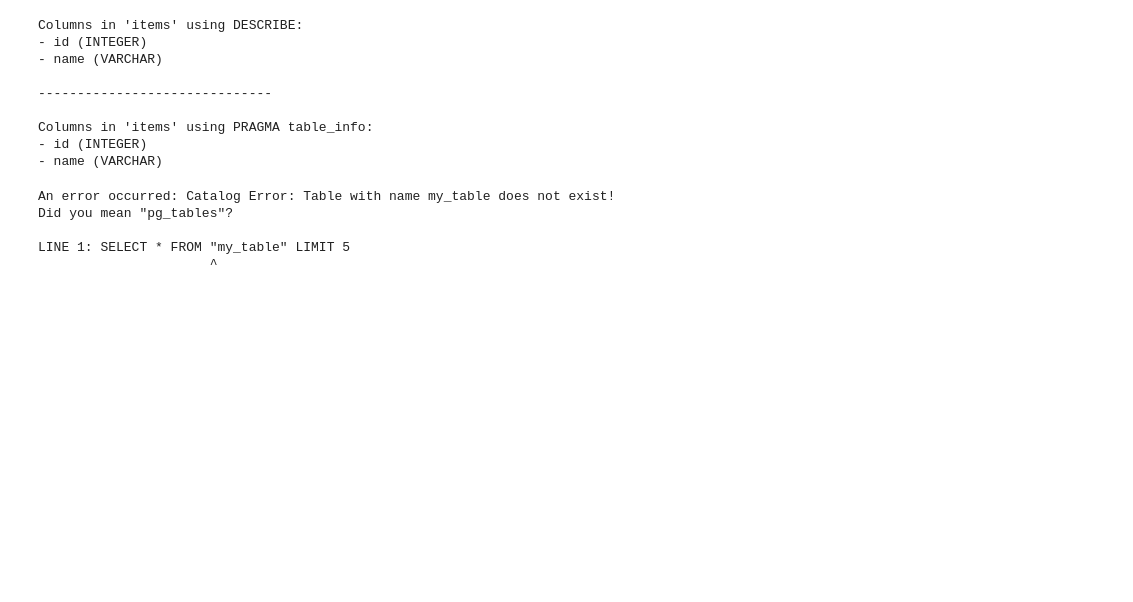
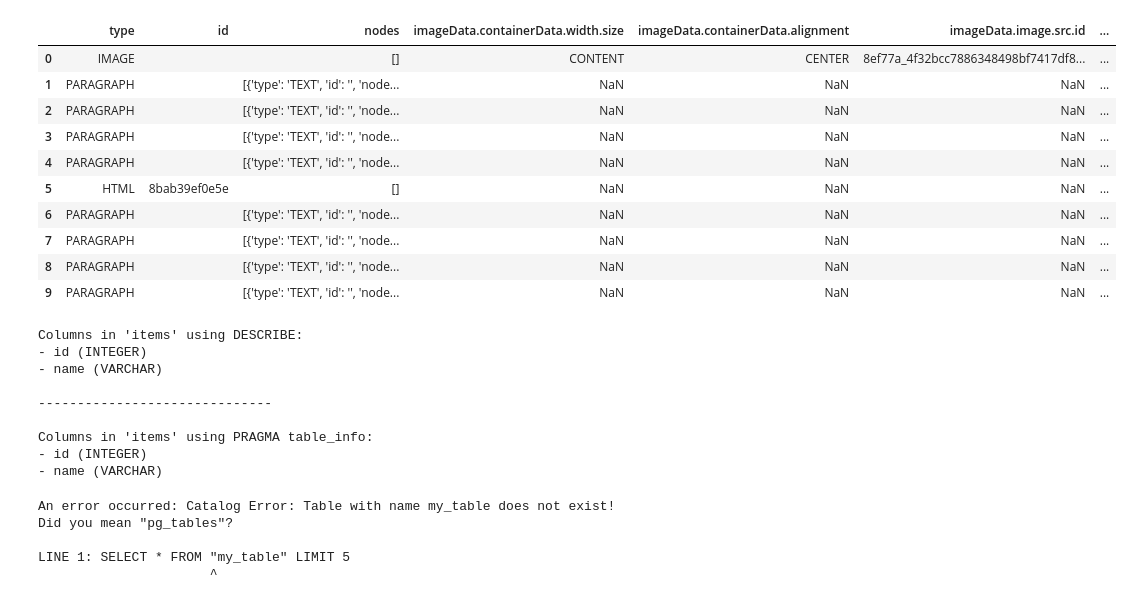
Before and after one commit to cayoc9/wordpress_to_wix-migrator, a Jupyter notebook: main.ipynb, the cells around one changed output. Cells and saved outputs as stored; diff of their text form; code cells hidden in the pictures; blank space fills up the shorter version.

```diff
--- a/main.ipynb
+++ b/main.ipynb
@@ -10,3 +60,32 @@ Como organizar os dados de forma que facilite a migração e tratamento entre as
+# %%
+import json
+import pandas as pd
+
+# Carregue o arquivo JSON
+with open('data/post_exemples/0d274d06-c14e-468e-a2e9-63f7efd57b43.json') as f:
+    data = json.load(f)
+
+# Use json_normalize com meta_prefix para evitar conflito de nomes
+df_wix = pd.json_normalize(
+    data,
+    record_path=['richContent', 'nodes'],
+    meta=['id', 'title', 'slug', 'firstPublishedDate'],
+    meta_prefix='post_'  # Adiciona o prefixo 'post_' às colunas de metadados
+)
+
+df_wix.head(10)
+# %% [output]
+|  | type | id | nodes | imageData.containerData.width.size | imageData.containerData.alignment | imageData.image.src.id | ... |
+| 0 | IMAGE |  | [] | CONTENT | CENTER | 8ef77a_4f32bcc7886348498bf7417df8... | ... |
+| 1 | PARAGRAPH |  | [{'type': 'TEXT', 'id': '', 'node... | NaN | NaN | NaN | ... |
+| 2 | PARAGRAPH |  | [{'type': 'TEXT', 'id': '', 'node... | NaN | NaN | NaN | ... |
+| 3 | PARAGRAPH |  | [{'type': 'TEXT', 'id': '', 'node... | NaN | NaN | NaN | ... |
+| 4 | PARAGRAPH |  | [{'type': 'TEXT', 'id': '', 'node... | NaN | NaN | NaN | ... |
+| 5 | HTML | 8bab39ef0e5e | [] | NaN | NaN | NaN | ... |
+| 6 | PARAGRAPH |  | [{'type': 'TEXT', 'id': '', 'node... | NaN | NaN | NaN | ... |
+| 7 | PARAGRAPH |  | [{'type': 'TEXT', 'id': '', 'node... | NaN | NaN | NaN | ... |
+| 8 | PARAGRAPH |  | [{'type': 'TEXT', 'id': '', 'node... | NaN | NaN | NaN | ... |
+| 9 | PARAGRAPH |  | [{'type': 'TEXT', 'id': '', 'node... | NaN | NaN | NaN | ... |
 # %%
 import duckdb
 
```
Also changed, not shown: parts of 4 cells of this notebook, 13 other files.
